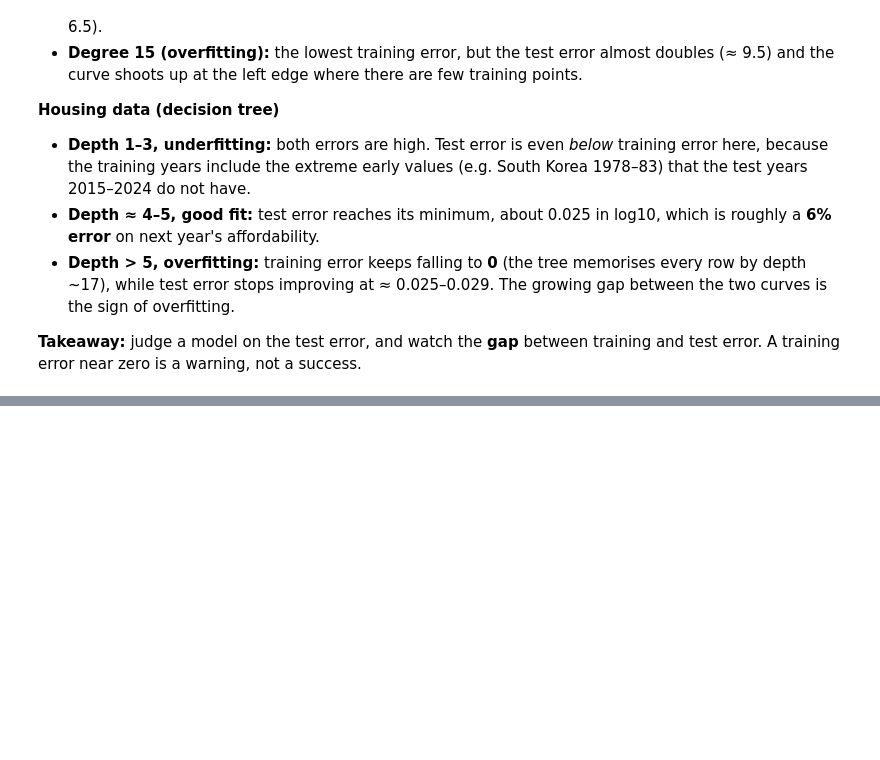
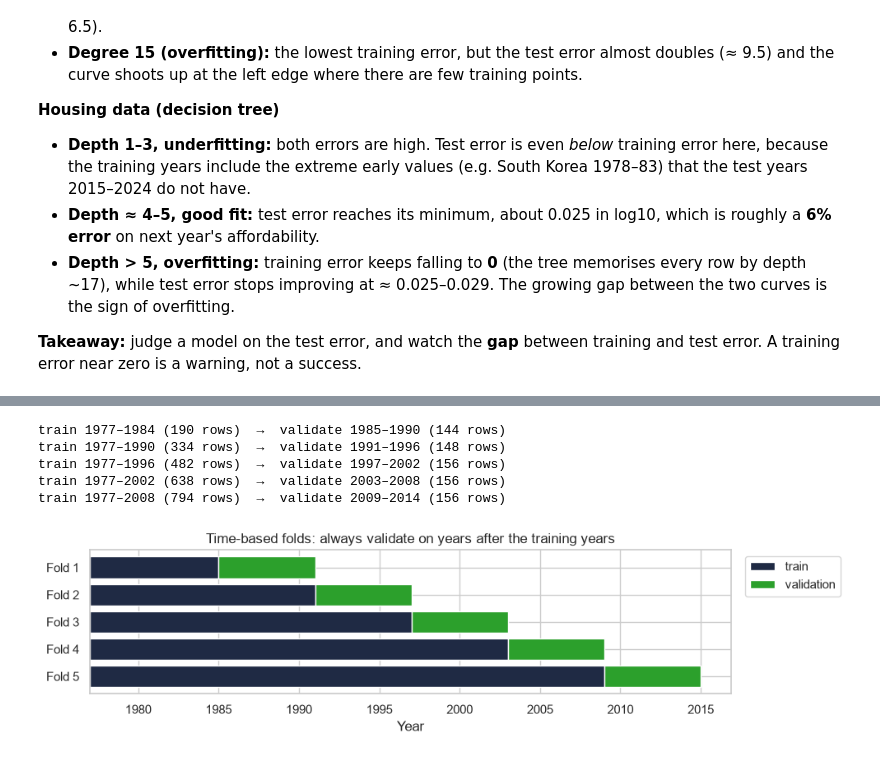
Before and after one commit to iaac-maai/Group8-day1-assignment, a Jupyter notebook: notebook/Day2_models.ipynb, the cells around one changed output, grey strips where cells are left out. Cells and saved outputs as stored; diff of their text form; code cells hidden in the pictures; blank space fills up the shorter version.

```diff
--- a/notebook/Day2_models.ipynb
+++ b/notebook/Day2_models.ipynb
@@ -260,0 +343,36 @@ tree_sweep.round(4).set_index("max_depth").T
+# %%
+from sklearn.model_selection import TimeSeriesSplit
+
+train_years = df.loc[is_train, "year"].to_numpy()
+unique_years = np.sort(np.unique(train_years))
+
+# TimeSeriesSplit on the list of years, then map the years back to rows
+time_folds = []
+for tr_y, val_y in TimeSeriesSplit(n_splits=5).split(unique_years):
+    tr_rows = np.where(np.isin(train_years, unique_years[tr_y]))[0]
+    val_rows = np.where(np.isin(train_years, unique_years[val_y]))[0]
+    time_folds.append((tr_rows, val_rows))
+    print(f"train {unique_years[tr_y].min()}–{unique_years[tr_y].max()} ({len(tr_rows)} rows)"
+          f"  →  validate {unique_years[val_y].min()}–{unique_years[val_y].max()} ({len(val_rows)} rows)")
+# %% [output]
+train 1977–1984 (190 rows)  →  validate 1985–1990 (144 rows)
+train 1977–1990 (334 rows)  →  validate 1991–1996 (148 rows)
+train 1977–1996 (482 rows)  →  validate 1997–2002 (156 rows)
+train 1977–2002 (638 rows)  →  validate 2003–2008 (156 rows)
+train 1977–2008 (794 rows)  →  validate 2009–2014 (156 rows)
+# %%
+fig, ax = plt.subplots(figsize=(10, 2.8))
+for i, (tr_rows, val_rows) in enumerate(time_folds):
+    ax.barh(i, np.ptp(train_years[tr_rows]) + 1, left=train_years[tr_rows].min(), color="#1f2a44",
+            label="train" if i == 0 else None)
+    ax.barh(i, np.ptp(train_years[val_rows]) + 1, left=train_years[val_rows].min(), color="tab:green",
+            label="validation" if i == 0 else None)
+ax.set_yticks(range(5), [f"Fold {i + 1}" for i in range(5)])
+ax.invert_yaxis()
+ax.set_xlabel("Year")
+ax.set_title("Time-based folds: always validate on years after the training years")
+ax.legend(loc="upper right", bbox_to_anchor=(1.18, 1))
+plt.tight_layout()
+plt.show()
+# %% [output]
+[figure, added]
```
Also changed, not shown: parts of 10 cells of this notebook.
